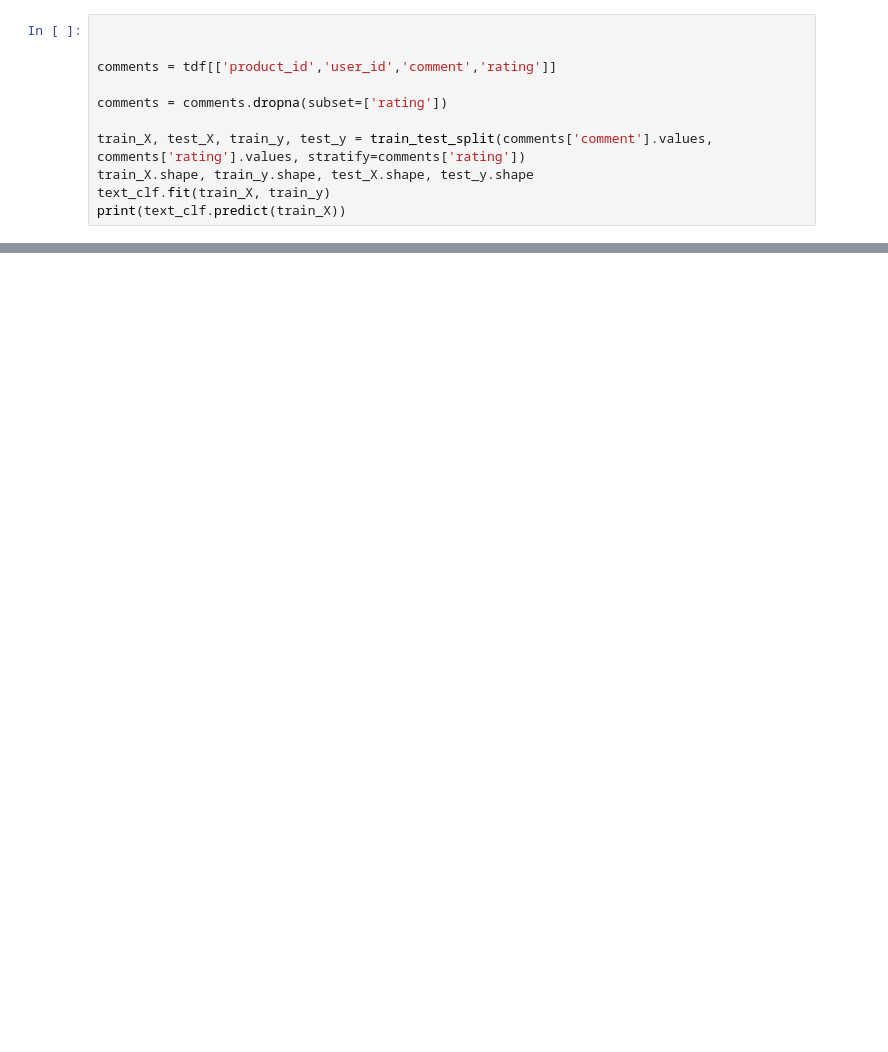
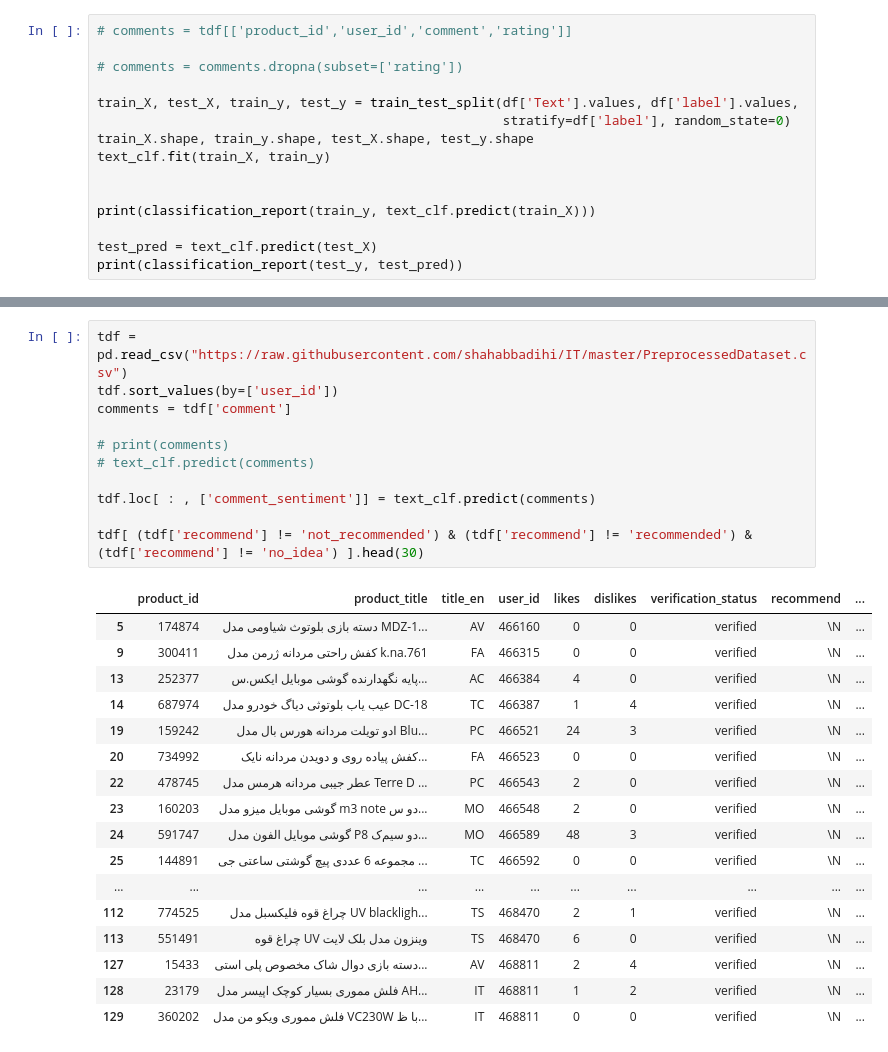
Before and after one commit to shahabbadihi/IT, a Jupyter notebook: sentimentalComments.ipynb, the cells around one changed output, grey strips where cells are left out. Saved outputs shown, nothing was run; the diff lists cells and outputs as text; blank space fills up the shorter version.

```diff
--- a/sentimentalComments.ipynb
+++ b/sentimentalComments.ipynb
@@ -123,12 +124,16 @@ tdf.head(100)
 # %%
+# comments = tdf[['product_id','user_id','comment','rating']]
+
+# comments = comments.dropna(subset=['rating'])
+
+train_X, test_X, train_y, test_y = train_test_split(df['Text'].values, df['label'].values,
+                                                    stratify=df['label'], random_state=0)
+train_X.shape, train_y.shape, test_X.shape, test_y.shape
+text_clf.fit(train_X, train_y)
 
 
-comments = tdf[['product_id','user_id','comment','rating']]
+print(classification_report(train_y, text_clf.predict(train_X)))
 
-comments = comments.dropna(subset=['rating'])
-
-train_X, test_X, train_y, test_y = train_test_split(comments['comment'].values, comments['rating'].values, stratify=comments['rating'])
-train_X.shape, train_y.shape, test_X.shape, test_y.shape
-text_clf.fit(train_X, train_y)
-print(text_clf.predict(train_X))
+test_pred = text_clf.predict(test_X)
+print(classification_report(test_y, test_pred))
 # %% [output]
@@ -135,0 +157,29 @@ print(text_clf.predict(train_X))
+# %%
+tdf = pd.read_csv("https://raw.githubusercontent.com/shahabbadihi/IT/master/PreprocessedDataset.csv")
+tdf.sort_values(by=['user_id'])
+comments = tdf['comment']
+
+# print(comments)
+# text_clf.predict(comments)
+
+tdf.loc[ : , ['comment_sentiment']] = text_clf.predict(comments)
+
+tdf[ (tdf['recommend'] != 'not_recommended') & (tdf['recommend'] != 'recommended') & (tdf['recommend'] != 'no_idea') ].head(30)
+# %% [output]
+|  | product_id | product_title | title_en | user_id | likes | dislikes | verification_status | recommend | ... |
+| 5 | 174874 | دسته بازی بلوتوث شیاومی مدل MDZ-1... | AV | 466160 | 0 | 0 | verified | \N | ... |
+| 9 | 300411 | کفش راحتی مردانه ژرمن مدل k.na.761 | FA | 466315 | 0 | 0 | verified | \N | ... |
+| 13 | 252377 | پایه نگهدارنده گوشی موبایل ایکس.س... | AC | 466384 | 4 | 0 | verified | \N | ... |
+| 14 | 687974 | عیب یاب بلوتوثی دیاگ خودرو مدل DC-18 | TC | 466387 | 1 | 4 | verified | \N | ... |
+| 19 | 159242 | ادو تویلت مردانه هورس بال مدل Blu... | PC | 466521 | 24 | 3 | verified | \N | ... |
+| 20 | 734992 | کفش پیاده روی و دویدن مردانه نایک... | FA | 466523 | 0 | 0 | verified | \N | ... |
+| 22 | 478745 | عطر جیبی مردانه هرمس مدل Terre D ... | PC | 466543 | 2 | 0 | verified | \N | ... |
+| 23 | 160203 | گوشی موبایل میزو مدل m3 note دو س... | MO | 466548 | 2 | 0 | verified | \N | ... |
+| 24 | 591747 | گوشی موبایل الفون مدل P8 دو سیم‌ک... | MO | 466589 | 48 | 3 | verified | \N | ... |
+| 25 | 144891 | مجموعه 6 عددی پیچ گوشتی ساعتی جی ... | TC | 466592 | 0 | 0 | verified | \N | ... |
+| ... | ... | ... | ... | ... | ... | ... | ... | ... | ... |
+| 112 | 774525 | چراغ قوه فلیکسبل مدل UV blackligh... | TS | 468470 | 2 | 1 | verified | \N | ... |
+| 113 | 551491 | چراغ قوه UV وینزون مدل بلک لایت | TS | 468470 | 6 | 0 | verified | \N | ... |
+| 127 | 15433 | دسته بازی دوال شاک مخصوص پلی استی... | AV | 468811 | 2 | 4 | verified | \N | ... |
+| 128 | 23179 | فلش مموری بسیار کوچک اپیسر مدل AH... | IT | 468811 | 1 | 2 | verified | \N | ... |
+| 129 | 360202 | فلش مموری ویکو من مدل VC230W با ظ... | IT | 468811 | 0 | 0 | verified | \N | ... |
```
Also changed, not shown: parts of 5 cells of this notebook.
